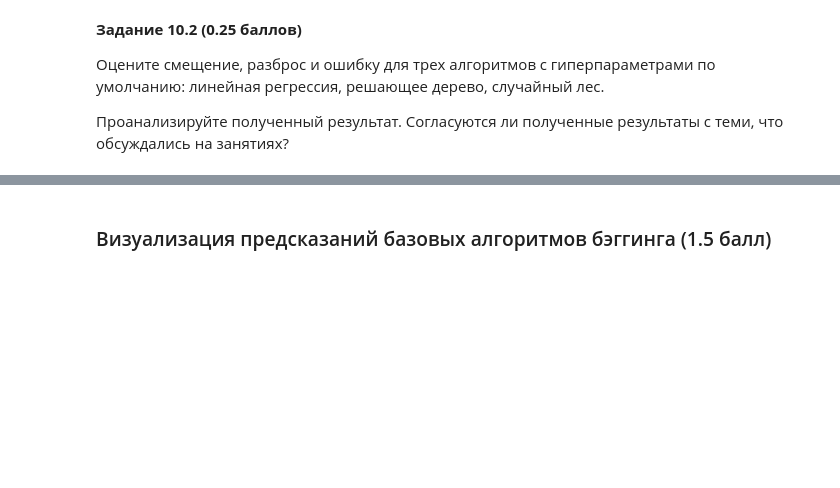
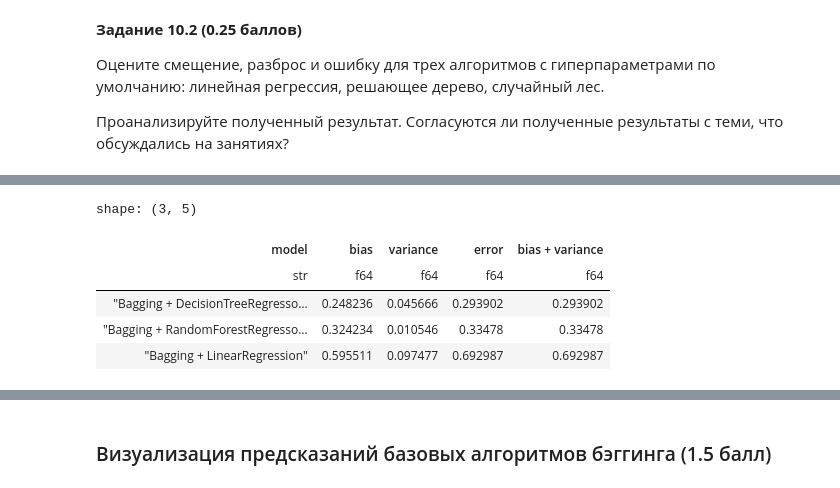
Before and after one commit to EgorGorshen/ml-hw, a Jupyter notebook: homework-practice-05-trees.ipynb, the cells around one changed output, grey strips where cells are left out. Saved outputs shown, nothing was run; the diff lists cells and outputs as text; code cells hidden in the pictures; blank space fills up the shorter version.

```diff
--- a/homework-practice-05-trees.ipynb
+++ b/homework-practice-05-trees.ipynb
@@ -682,0 +940,9 @@ __Задание 10.3 (0.25 баллов)__
+# %%
+pl.DataFrame(bagging_rows).sort(by="error")
+# %% [output]
+shape: (3, 5)
+| model | bias | variance | error | bias + variance |
+| str | f64 | f64 | f64 | f64 |
+| "Bagging + DecisionTreeRegresso… | 0.248236 | 0.045666 | 0.293902 | 0.293902 |
+| "Bagging + RandomForestRegresso… | 0.324234 | 0.010546 | 0.33478 | 0.33478 |
+| "Bagging + LinearRegression" | 0.595511 | 0.097477 | 0.692987 | 0.692987 |
```
Also changed, not shown: parts of 41 cells of this notebook, 2 other files.
